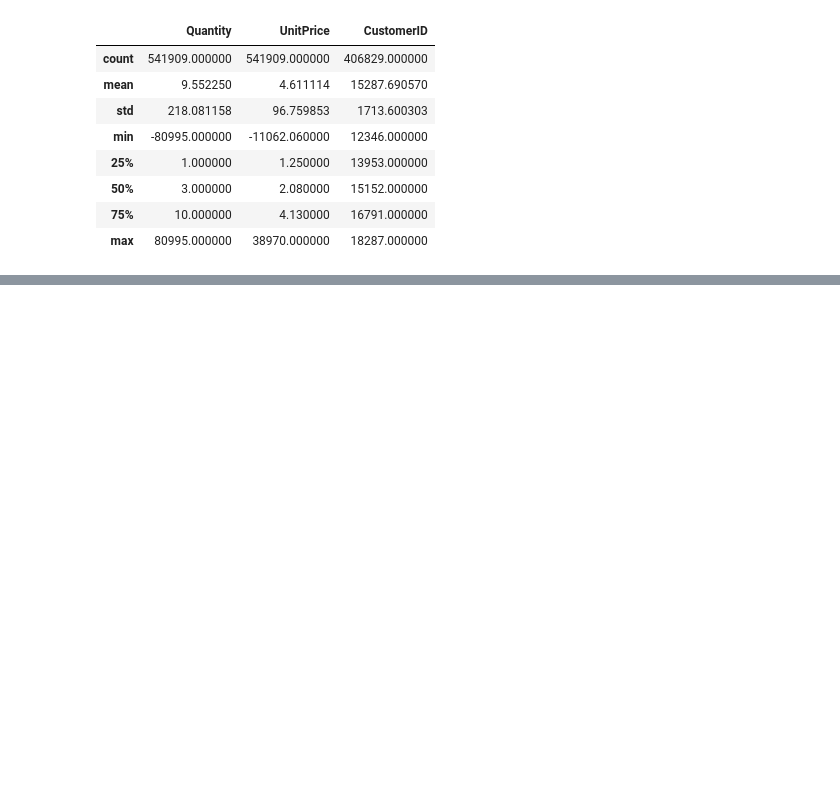
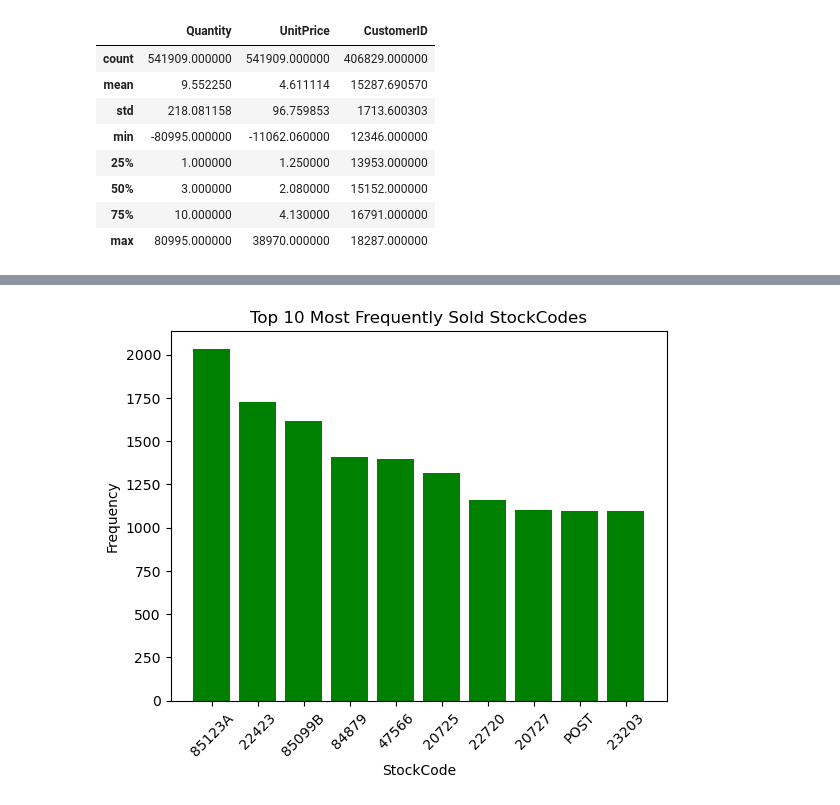
Before and after one commit to tusharraskar/Online-Retail-Customer-Segmentation, a Jupyter notebook: Online Retail Customer Segmentation.ipynb, the cells around one changed output, grey strips where cells are left out. Cells and saved outputs as stored; diff of their text form; code cells hidden in the pictures; blank space fills up the shorter version.

```diff
--- a/Online Retail Customer Segmentation.ipynb
+++ b/Online Retail Customer Segmentation.ipynb
@@ -270,0 +264,11 @@ Text(0.5, 1.0, 'Top 10 products')
+# %%
+# Plotting the top 10 most frequently sold StockCodes
+top_10 = df.StockCode.value_counts().head(10)
+plt.bar(top_10.index, top_10.values, color = 'green')
+plt.xlabel('StockCode')
+plt.ylabel('Frequency')
+plt.title('Top 10 Most Frequently Sold StockCodes')
+plt.xticks(rotation = 45)
+plt.show()
+# %% [output]
+[figure, added]
```
Also changed, not shown: parts of 56 cells of this notebook.
